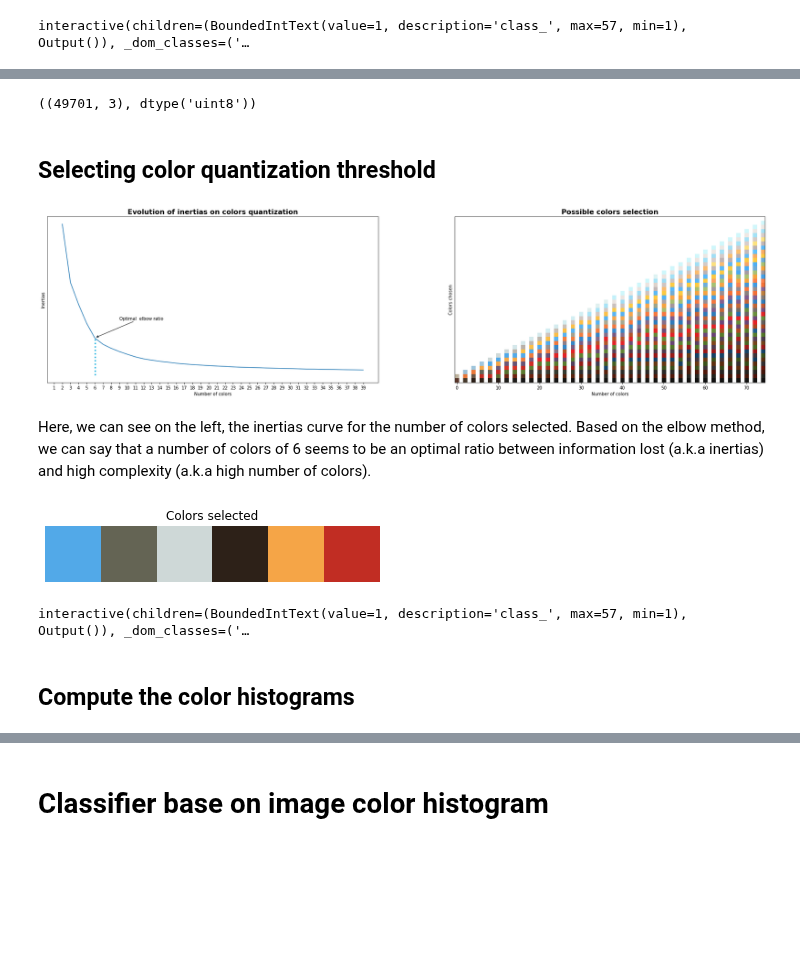
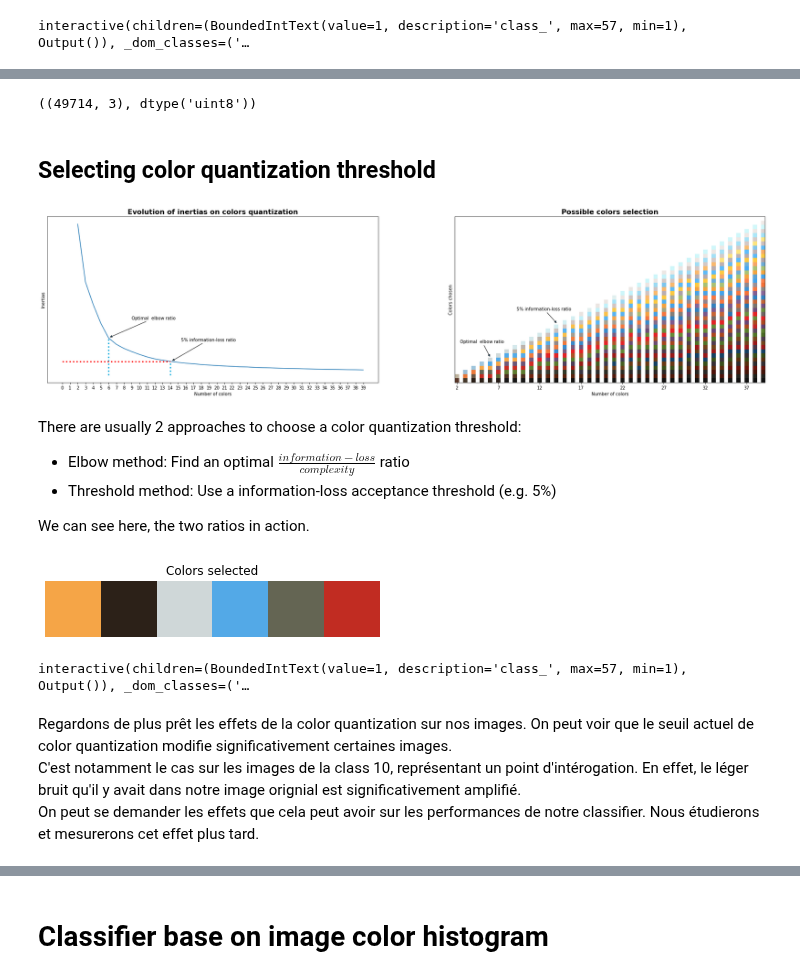
Before and after one commit to Whojo/Dobble-master-race, a Jupyter notebook: color-histogram.ipynb, the cells around one changed output, grey strips where cells are left out. Cells and saved outputs as stored; diff of their text form; code cells hidden in the pictures; blank space fills up the shorter version.

Commit message:
Few changes: description, new graph

```diff
--- a/color-histogram.ipynb
+++ b/color-histogram.ipynb
@@ -20,0 +16,3 @@ X.shape, Y.shape
+# %%
+(X_train, Y_train), (X_test, Y_test) = get_data_set()
+X_train.shape, Y_train.shape, X_test.shape, Y_test.shape
@@ -21,13 +21,13 @@ X.shape, Y.shape
 # %% [markdown]
 ## What the data looks like ?
 # %%
-nb_class = np.max(Y)
-nb_images_per_class = 5
+nb_class = np.max(Y_train)
+nb_images_per_class = 4
 
 @interact(class_=widgets.BoundedIntText(min=1, max=nb_class))
 def print_class(class_: int) -> None:
     _, ax_arr = plt.subplots(nrows=1, ncols=nb_images_per_class, figsize=(12,4))
-    for i, x in enumerate(X[Y == class_]):
+    for i, x in enumerate(X_train[Y_train == class_]):
         ax_arr[i].imshow(x)
 # %% [output]
 interactive(children=(BoundedIntText(value=1, description='class_', max=57, min=1), Output()), _dom_classes=('…
@@ -38,15 +44,21 @@ interactive(children=(BoundedIntText(value=1, description='class_', max=57, min=
 # %%
 gray_threshold = 245
 
-masks = np.array([
+masks_train = np.array([
     img.sum(axis=-1) < (gray_threshold * 3)
-    for img in X
+    for img in X_train
+], dtype=object)
+
+
+masks_test = np.array([
+    img.sum(axis=-1) < (gray_threshold * 3)
+    for img in X_test
 ], dtype=object)
 
 @interact(class_=widgets.BoundedIntText(min=1, max=nb_class))
 def print_class(class_: int) -> None:
     _, ax_arr = plt.subplots(nrows=1, ncols=nb_images_per_class, figsize=(12,4))
-    for i, mask in enumerate(masks[Y == class_]):
+    for i, mask in enumerate(masks_train[Y_train == class_]):
         ax_arr[i].imshow(mask, cmap='gray')
 # %% [output]
 interactive(children=(BoundedIntText(value=1, description='class_', max=57, min=1), Output()), _dom_classes=('…
@@ -58,15 +72,15 @@ nb_sample = 50000
 nb_images = nb_class * nb_images_per_class
 nb_sample_per_image = nb_sample // nb_images
 
-sample_pxls = X[0][masks[0]][0] # Initialize arbitrary to be able to use np.vstack
-for img, mask in zip(X[1:], masks[1:]):
+sample_pxls = X_train[0][masks_train[0]][0] # Initialize arbitrary to be able to use np.vstack
+for img, mask in zip(X_train[1:], masks_train[1:]):
     pxls = img[mask]
     new_sample_pxls_id = np.random.choice(pxls.shape[0], size=nb_sample_per_image, replace=False)
     sample_pxls = np.vstack((sample_pxls, pxls[new_sample_pxls_id]))
 
 sample_pxls.shape, sample_pxls.dtype
 # %% [output]
-((49701, 3), dtype('uint8'))
+((49714, 3), dtype('uint8'))
 # %% [markdown]
 ## Selecting color quantization threshold
 # %%
@@ -92,36 +106,56 @@ for i in tqdm(range(*color_range)):
 
     color_models.append(kmeans)
 # %%
+# Elbow optimum
 nb_opti_color = 6
+
+# Information threshold optimum
+info_loss_threshold = 0.05 * (max(inertias) - min(inertias)) + min(inertias) # Accept 5% loss
+info_loss_opti_color = np.searchsorted(-np.array(inertias), -info_loss_threshold, side="left")
+
+# Figure
 _, ax_arr = plt.subplots(ncols=2, figsize=(30,7))
 
 # Plot new_colors
 nb_tested_colors = color_range[1] - color_range[0]
 new_color_img = np.full(shape=(color_range[1], 2 * nb_tested_colors - 1, 3), fill_value=255)
 
 for i, new_color in enumerate(new_colors):
     new_color_img[:new_color.shape[0], i * 2] = np.array(sorted(new_color, key=lambda color: color[0] / 3 + color[1] / 3 + color[2] / 3))[np.newaxis, ...]
 
 ax_arr[1].imshow(new_color_img, origin='lower')
 ax_arr[1].set_title("Possible colors selection", fontsize=16, fontweight="semibold")
 ax_arr[1].set_xlabel("Number of colors")
 ax_arr[1].set_ylabel("Colors chosen")
+ax_arr[1].set_xticklabels([1, 2, 7, 12, 17, 22, 27, 32, 37])
 ax_arr[1].set_yticklabels([]); ax_arr[1].set_yticks([])
+ax_arr[1].annotate(r"5% information-loss ratio", xy=((info_loss_opti_color - 2) * 2 * 1.01, (info_loss_opti_color - 1) * 1.05),
+                   xytext=((info_loss_opti_color - 2 ) * 2 * 0.6, (info_loss_opti_color - 1) * 1.3), arrowprops=dict(arrowstyle="-|>"))
+ax_arr[1].annotate(r"Optimal  elbow ratio", xy=((nb_opti_color - 2) * 2 * 1.01, (nb_opti_color - 1) * 1.1),
+                   xytext=((nb_opti_color - 2 ) * 2 * 0.1, (nb_opti_color - 1) * 1.8), arrowprops=dict(arrowstyle="-|>"))
 
 # Plot inertias
 ax_arr[0].plot(range(*color_range), inertias)
 ax_arr[0].set_title("Evolution of inertias on colors quantization", fontsize=16, fontweight="semibold")
 ax_arr[0].set_xlabel("Number of colors")
 ax_arr[0].set_ylabel("Inertias")
 ax_arr[0].set_yticklabels([]); ax_arr[0].set_yticks([])
 ax_arr[0].set_xticks(range(color_range[-1]))
 ax_arr[0].plot([nb_opti_color, nb_opti_color],[0, inertias[nb_opti_color - color_range[0]]],':', color = '#00aadd', lw=3)
 ax_arr[0].annotate(r"Optimal  elbow ratio", xy=(nb_opti_color * 1.01, inertias[nb_opti_color - color_range[0]] * 1.01),
-                   xytext=(nb_opti_color * 1.5, inertias[nb_opti_color - color_range[0]] * 1.5), arrowprops=dict(arrowstyle="-|>"));
+                   xytext=(nb_opti_color * 1.5, inertias[nb_opti_color - color_range[0]] * 1.5), arrowprops=dict(arrowstyle="-|>"))
+ax_arr[0].plot([0, info_loss_opti_color],[inertias[info_loss_opti_color - color_range[0]], inertias[info_loss_opti_color - color_range[0]]],':', color = '#ff0000', lw=3)
+ax_arr[0].annotate(r"5% information-loss ratio", xy=(info_loss_opti_color * 1.01, inertias[info_loss_opti_color - color_range[0]] * 1.01),
+                   xytext=(info_loss_opti_color * 1.1, inertias[info_loss_opti_color - color_range[0]] * 2.5), arrowprops=dict(arrowstyle="-|>"))
+ax_arr[0].plot([info_loss_opti_color, info_loss_opti_color],[0, inertias[info_loss_opti_color - color_range[0]]],':', color = '#00aadd', lw=3);
 # %% [output]
-[figure, old version]
+[figure, new version]
-# %% [markdown]
-Here, we can see on the left, the inertias curve for the number of colors selected. Based on the elbow method, we can say that a number of colors of 6 seems to be an optimal ratio between information lost (a.k.a inertias) and high complexity (a.k.a high number of colors).
+# %% [markdown]
+There are usually 2 approaches to choose a color quantization threshold:
+- Elbow method: Find an optimal $\frac{information-loss}{complexity}$ ratio
+- Threshold method: Use a information-loss acceptance threshold (e.g. 5%)
+
+We can see here, the two ratios in action.
 # %%
 # Example of color sampling
 nb_color = nb_opti_color
@@ -131,7 +165,7 @@ new_color_lut = new_colors[nb_color - color_range[0]]
 
 plt.imshow(new_color_lut[np.newaxis, :, :]); plt.axis("off"); plt.title("Colors selected");
 # %% [output]
-[figure, old version]
+[figure, new version]
 # %%
 import sklearn
 
@@ -173,5 +208,7 @@ def print_class(class_: int) -> None:
         ax_recolored[i].axis("off"); ax_original[i].axis("off")
 # %% [output]
 interactive(children=(BoundedIntText(value=1, description='class_', max=57, min=1), Output()), _dom_classes=('…
-# %% [markdown]
-## Compute the color histograms
+# %% [markdown]
+Regardons de plus prêt les effets de la color quantization sur nos images. On peut voir que le seuil actuel de color quantization modifie significativement certaines images.\
+C'est notamment le cas sur les images de la class 10, représentant un point d'intérogation. En effet, le léger bruit qu'il y avait dans notre image orignial est significativement amplifié.\
+On peut se demander les effets que cela peut avoir sur les performances de notre classifier. Nous étudierons et mesurerons cet effet plus tard.
```
Also changed, not shown: parts of 21 cells of this notebook.
